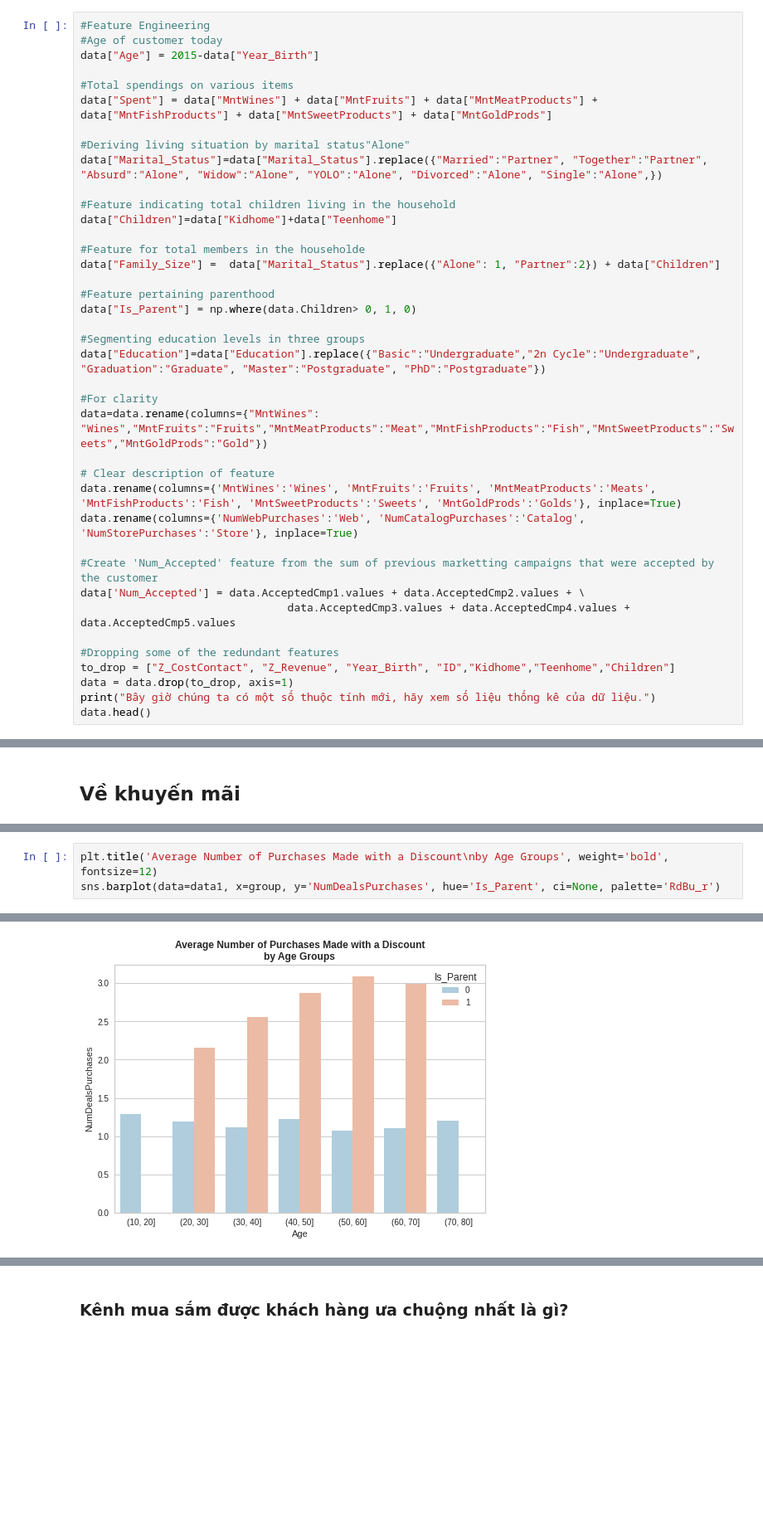
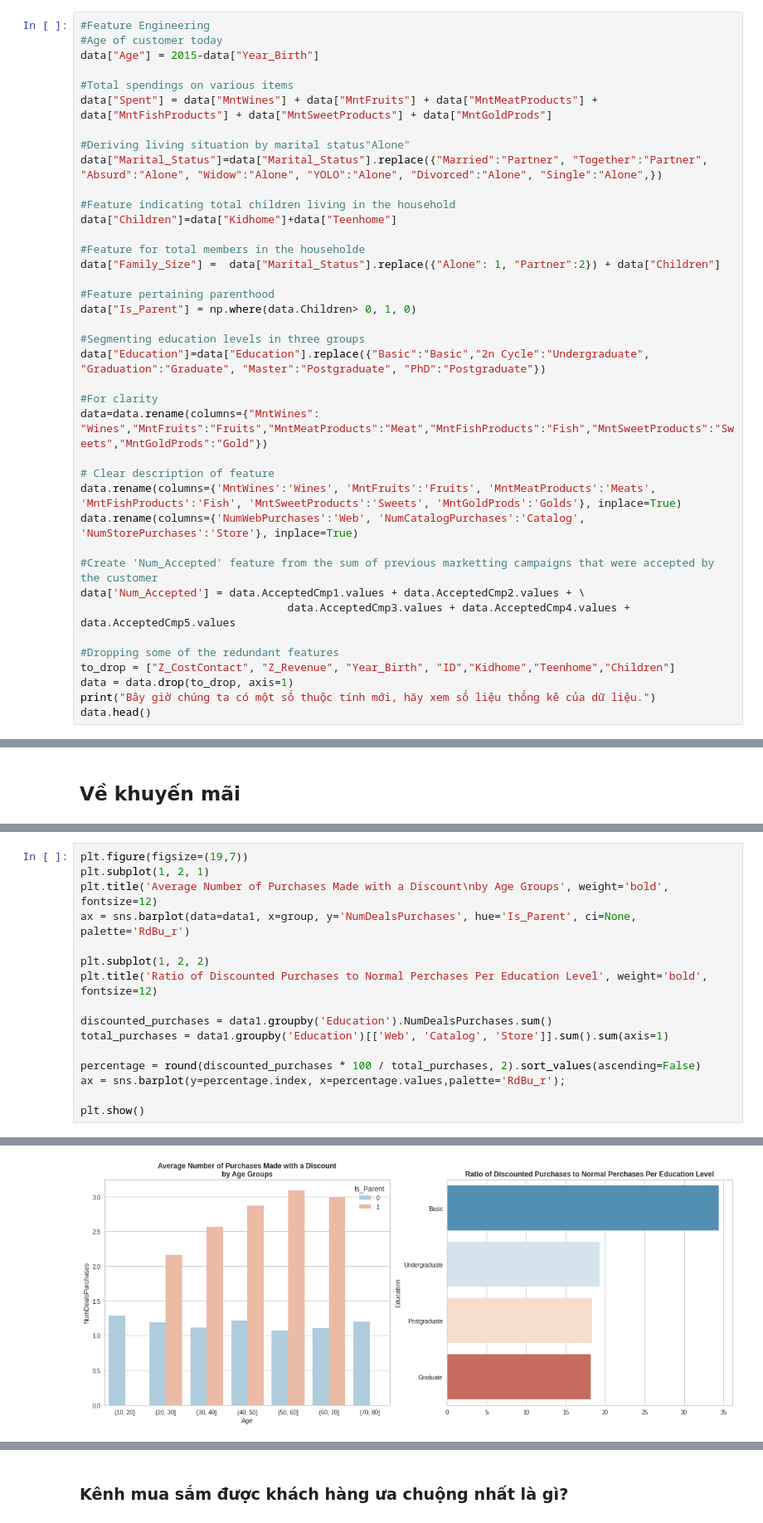
Before and after one commit to NgdHung31/Customer-segmentation-clustering, a Jupyter notebook: customer_segmentation_clustering.ipynb, the cells around one changed output, grey strips where cells are left out. Shown at 83% size. Saved outputs shown, nothing was run; the diff lists cells and outputs as text; blank space fills up the shorter version.

```diff
--- a/customer_segmentation_clustering.ipynb
+++ b/customer_segmentation_clustering.ipynb
@@ -278,7 +278,7 @@ data["Family_Size"] =  data["Marital_Status"].replace({"Alone": 1, "Partner":2})
 data["Is_Parent"] = np.where(data.Children> 0, 1, 0)
 
 #Segmenting education levels in three groups
-data["Education"]=data["Education"].replace({"Basic":"Undergraduate","2n Cycle":"Undergraduate", "Graduation":"Graduate", "Master":"Postgraduate", "PhD":"Postgraduate"})
+data["Education"]=data["Education"].replace({"Basic":"Basic","2n Cycle":"Undergraduate", "Graduation":"Graduate", "Master":"Postgraduate", "PhD":"Postgraduate"})
 
 #For clarity
 data=data.rename(columns={"MntWines": "Wines","MntFruits":"Fruits","MntMeatProducts":"Meat","MntFishProducts":"Fish","MntSweetProducts":"Sweets","MntGoldProds":"Gold"})
@@ -532,4 +532,17 @@ Text(0.5, 1.0, 'Gold')
 # %%
+plt.figure(figsize=(19,7))
+plt.subplot(1, 2, 1)
 plt.title('Average Number of Purchases Made with a Discount\nby Age Groups', weight='bold', fontsize=12)
-sns.barplot(data=data1, x=group, y='NumDealsPurchases', hue='Is_Parent', ci=None, palette='RdBu_r')
+ax = sns.barplot(data=data1, x=group, y='NumDealsPurchases', hue='Is_Parent', ci=None, palette='RdBu_r')
+
+plt.subplot(1, 2, 2)
+plt.title('Ratio of Discounted Purchases to Normal Perchases Per Education Level', weight='bold', fontsize=12)
+
+discounted_purchases = data1.groupby('Education').NumDealsPurchases.sum()
+total_purchases = data1.groupby('Education')[['Web', 'Catalog', 'Store']].sum().sum(axis=1)
+
+percentage = round(discounted_purchases * 100 / total_purchases, 2).sort_values(ascending=False)
+ax = sns.barplot(y=percentage.index, x=percentage.values,palette='RdBu_r');
+
+plt.show()
 # %% [output]
@@ -537,2 +549,2 @@ sns.barplot(data=data1, x=group, y='NumDealsPurchases', hue='Is_Parent', ci=None
-[figure, old version]
+[figure, new version]
 # %% [markdown]
```
Also changed, not shown: parts of 14 cells of this notebook.
